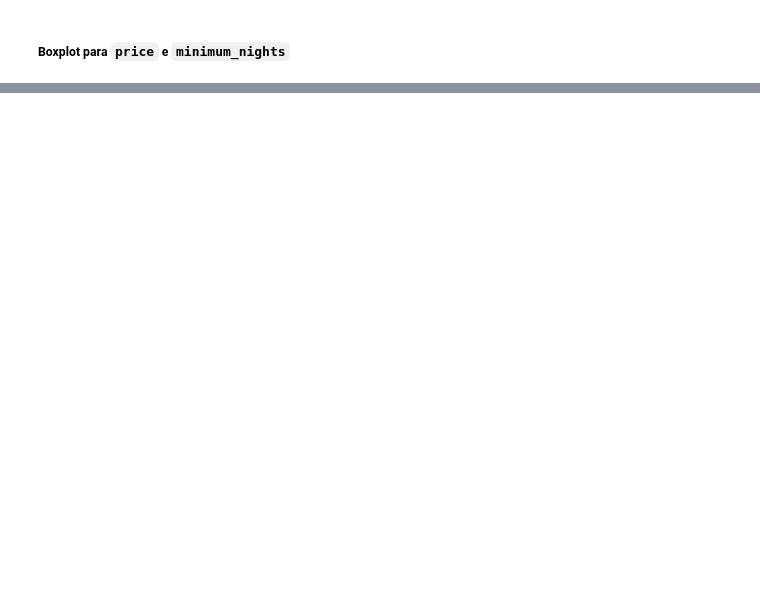
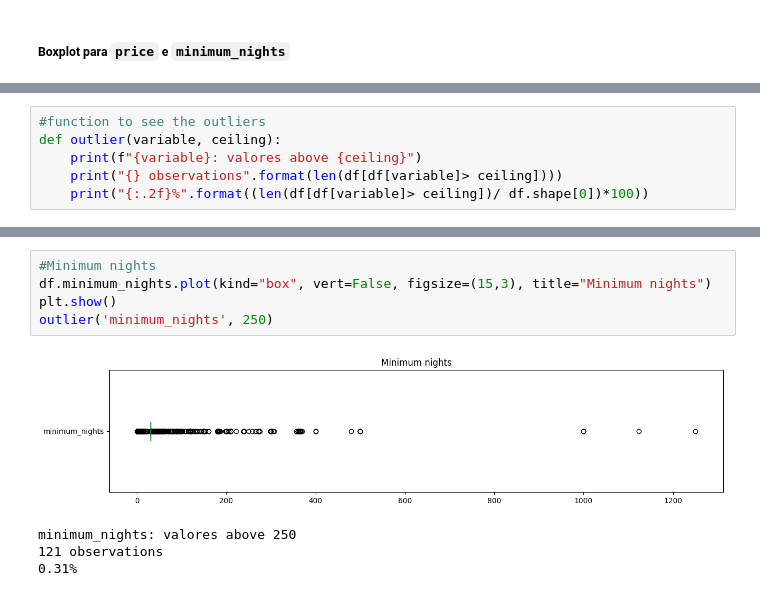
Before and after one commit to rodrigox98/analysis-airbnb-new-york-data, a Jupyter notebook: newyork_en.ipynb, the cells around one changed output, grey strips where cells are left out. Saved outputs shown, nothing was run; the diff lists cells and outputs as text; blank space fills up the shorter version.

```diff
--- a/newyork_en.ipynb
+++ b/newyork_en.ipynb
@@ -318,0 +177,6 @@ df_clean.plot(kind="scatter", x="longitude",y="latitude",alpha=0.4, c=df_clean['
+# %%
+#function to see the outliers
+def outlier(variable, ceiling):
+    print(f"{variable}: valores above {ceiling}")
+    print("{} observations".format(len(df[df[variable]> ceiling])))
+    print("{:.2f}%".format((len(df[df[variable]> ceiling])/ df.shape[0])*100))
@@ -318,0 +193,10 @@ df_clean.plot(kind="scatter", x="longitude",y="latitude",alpha=0.4, c=df_clean['
+# %%
+#Minimum nights
+df.minimum_nights.plot(kind="box", vert=False, figsize=(15,3), title="Minimum nights")
+plt.show()
+outlier('minimum_nights', 250)
+# %% [output]
+[figure, added]
+minimum_nights: valores above 250
+121 observations
+0.31%
```
Also changed, not shown: parts of 73 cells of this notebook, 1 other file.
